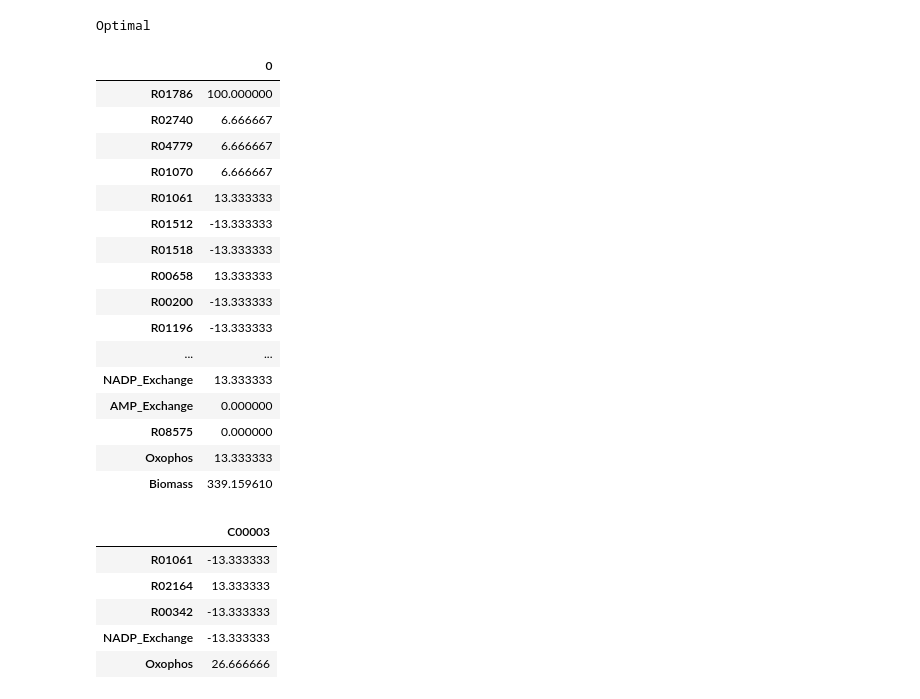
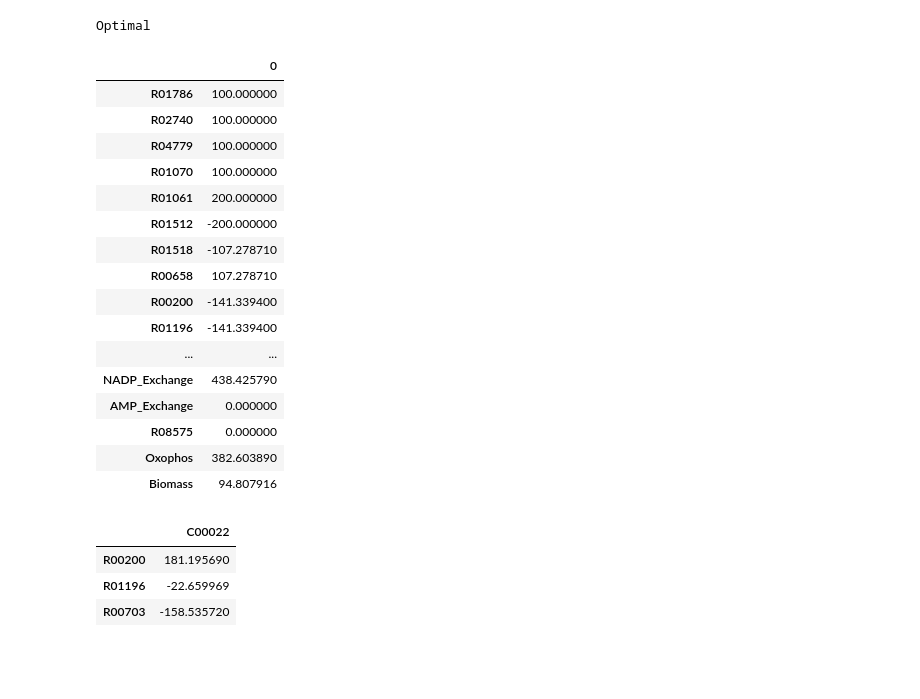
Before and after one commit to inoue0426/Cancer_cell_modeling_using_FBA, a Jupyter notebook: code/optimizer.ipynb, the cells around one changed output. Cells and saved outputs as stored; diff of their text form; code cells hidden in the pictures; blank space fills up the shorter version.

```diff
--- a/code/optimizer.ipynb
+++ b/code/optimizer.ipynb
@@ -98,7 +119,6 @@ df['Biomass'] =  pd.Series(np.zeros(df.shape[0]), index=df.index)
 for i in biomass.columns:
     df['Biomass'][biomass[i]['C_num']] = biomass[i]['flux']
 
-df['Biomass'] =  pd.Series(np.zeros(df.shape[0]), index=df.index)
 df['Biomass']['C00668'] = -0.27519
 # %%
 df = df.drop([
@@ -111,7 +131,7 @@ for i in df.columns:
     if (
         (i=='Oxophos') or (i=='R01899') or (i=='R00268') or (i=='R10343') or (i=='R02164') or (i=='CO2') or (i == 'Lactate') or (i == 'Acetate')
     ) :
-        x.append(LpVariable(i, lowBound=0,upBound=100, cat='Continuous'))
+        x.append(LpVariable(i, lowBound=0,upBound=10000, cat='Continuous'))
 
     elif (i=='Glucose'):
         x.append(LpVariable(i, lowBound=0, upBound=100, cat='Continuous'))
@@ -120,7 +140,7 @@ for i in df.columns:
         x.append(LpVariable(i, lowBound=0, upBound=1000, cat='Continuous'))
 
     elif (i=='R00200') or (i=='R01196') or (i=='R01197') or (i=='R00405'):
-        x.append(LpVariable(i, lowBound=-100, upBound=0, cat='Continuous'))
+        x.append(LpVariable(i, lowBound=-10000, upBound=0, cat='Continuous'))
 
     else:
         x.append(LpVariable(i, lowBound=-10000, upBound=10000, cat='Continuous'))
@@ -164,21 +164,21 @@ pd.DataFrame(y, index=x)
 # %% [output]
 |  | 0 |
 | R01786 | 100.000000 |
-| R02740 | 6.666667 |
-| R04779 | 6.666667 |
-| R01070 | 6.666667 |
-| R01061 | 13.333333 |
-| R01512 | -13.333333 |
-| R01518 | -13.333333 |
-| R00658 | 13.333333 |
-| R00200 | -13.333333 |
-| R01196 | -13.333333 |
+| R02740 | 100.000000 |
+| R04779 | 100.000000 |
+| R01070 | 100.000000 |
+| R01061 | 200.000000 |
+| R01512 | -200.000000 |
+| R01518 | -107.278710 |
+| R00658 | 107.278710 |
+| R00200 | -141.339400 |
+| R01196 | -141.339400 |
 | ... | ... |
-| NADP_Exchange | 13.333333 |
+| NADP_Exchange | 438.425790 |
 | AMP_Exchange | 0.000000 |
 | R08575 | 0.000000 |
-| Oxophos | 13.333333 |
-| Biomass | 339.159610 |
+| Oxophos | 382.603890 |
+| Biomass | 94.807916 |
 # %%
 result = df*y
 for i in result:
@@ -192,11 +192,9 @@ def search(x):
     else:
         return pd.DataFrame(result[result[x] != 0 ][x])
 # %%
-search('C00003')
+search('C00022')
 # %% [output]
-|  | C00003 |
-| R01061 | -13.333333 |
-| R02164 | 13.333333 |
-| R00342 | -13.333333 |
-| NADP_Exchange | -13.333333 |
-| Oxophos | 26.666666 |
+|  | C00022 |
+| R00200 | 181.195690 |
+| R01196 | -22.659969 |
+| R00703 | -158.535720 |
```
Also changed, not shown: parts of 2 cells of this notebook, 4 other files.
